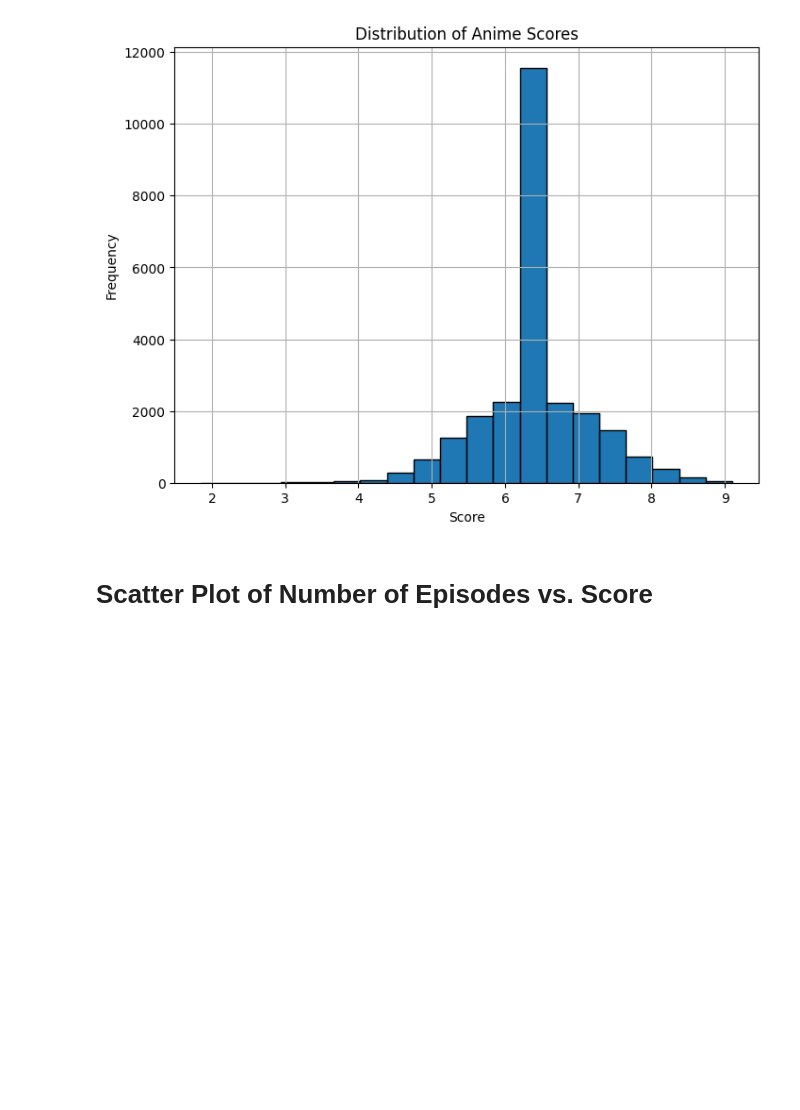
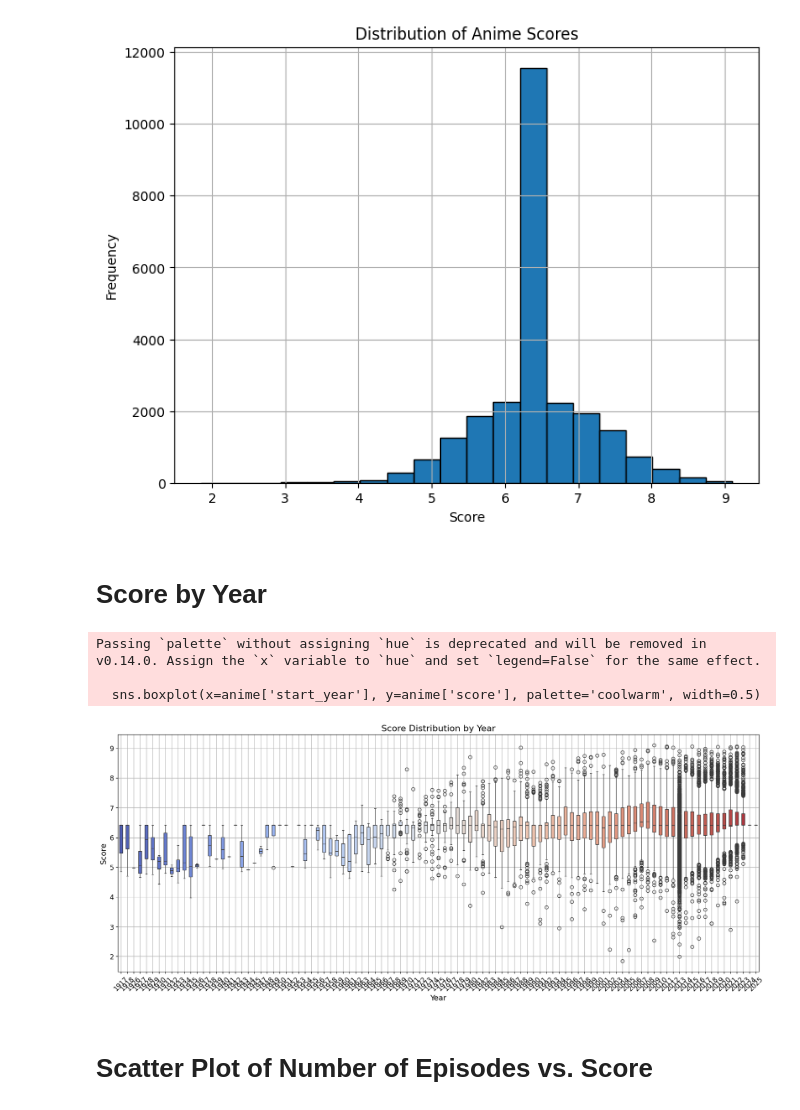
Before and after one commit to shrimpeu/Data-Mining-Final-Project, a Jupyter notebook: Data_Visualization.ipynb, the cells around one changed output. Cells and saved outputs as stored; diff of their text form; code cells hidden in the pictures; blank space fills up the shorter version.

```diff
--- a/Data_Visualization.ipynb
+++ b/Data_Visualization.ipynb
@@ -45,6 +46,44 @@ plt.grid(True)
 plt.show()
 # %% [output]
 [figure]
+# %% [markdown]
+# Score by Year
+# %%
+# Establish the MySQL connection using SQLAlchemy
+engine = create_engine('mysql+mysqlconnector://root:mYsT4nd4rdQu3rYL4ngu4g3@localhost/anime_database')
+
+# Query to fetch scores and years
+query_scores_years = """
+    SELECT score, start_year
+    FROM anime_data
+    WHERE start_year IS NOT NULL AND score IS NOT NULL
+"""
+
+# Fetch data into a pandas DataFrame
+anime = pd.read_sql(query_scores_years, con=engine)
+
+# Ensure 'start_year' is of type integer
+anime['start_year'] = anime['start_year'].astype(int)
+
+# Plotting the box plot
+plt.figure(figsize=(18, 10))
+sns.boxplot(x=anime['start_year'], y=anime['score'], palette='coolwarm', width=0.5)
+plt.xlabel('Year', fontsize=14)
+plt.ylabel('Score', fontsize=14)
+plt.title('Score Distribution by Year', fontsize=16)
+plt.xticks(rotation=45, fontsize=12)
+plt.yticks(fontsize=12)
+plt.grid(True)
+plt.subplots_adjust(left=0.05, right=0.95, top=0.9, bottom=0.3)
+plt.show()
+
+# Close SQLAlchemy connection
+engine.dispose()
+# %% [output]
+Passing `palette` without assigning `hue` is deprecated and will be removed in v0.14.0. Assign the `x` variable to `hue` and set `legend=False` for the same effect.
+
+  sns.boxplot(x=anime['start_year'], y=anime['score'], palette='coolwarm', width=0.5)
+[figure, added]
 # %% [markdown]
 # Scatter Plot of Number of Episodes vs. Score
 # %%
```
Also changed, not shown: parts of 4 cells of this notebook.
